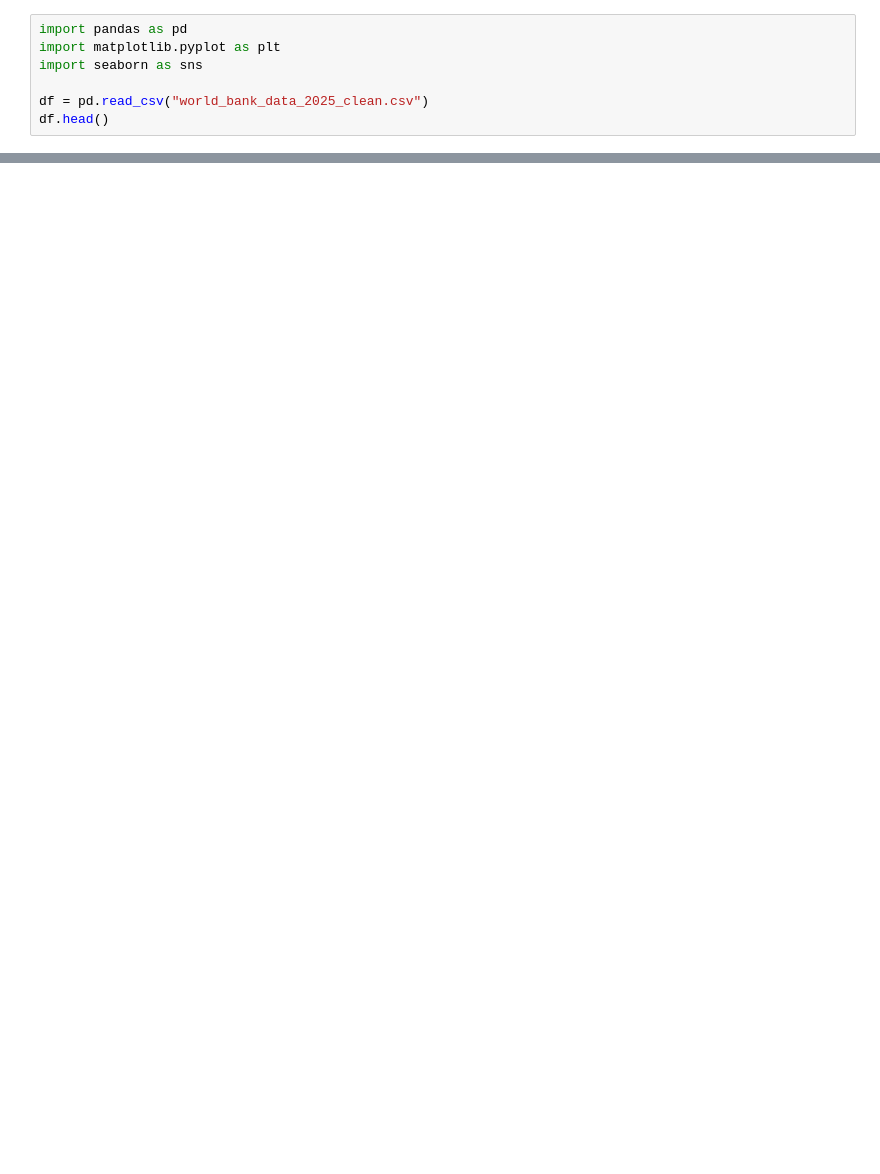
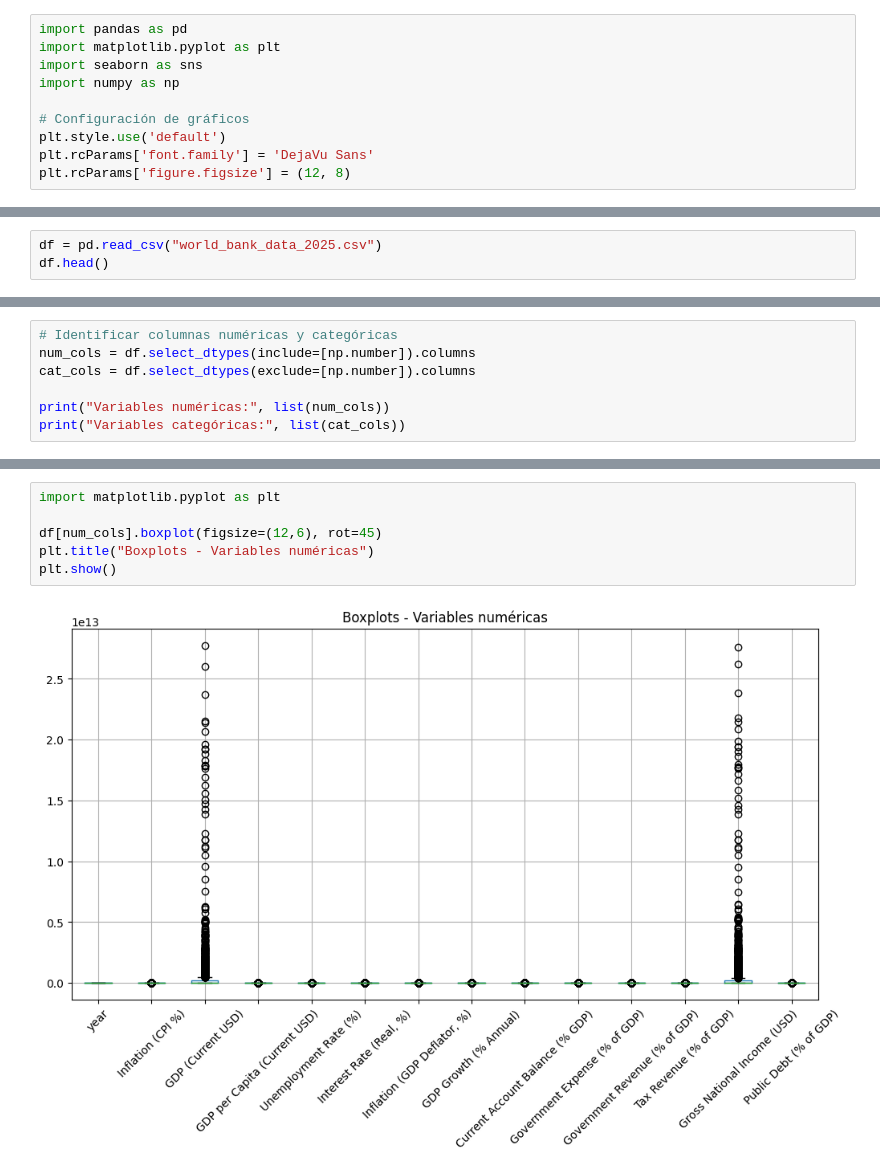
Before and after one commit to Clubbeb/LEC1-Grupo7, a Jupyter notebook: trab.ipynb, the cells around one changed output, grey strips where cells are left out. Saved outputs shown, nothing was run; the diff lists cells and outputs as text; blank space fills up the shorter version.

```diff
--- a/trab.ipynb
+++ b/trab.ipynb
@@ -2,6 +11,9 @@
 import pandas as pd
 import matplotlib.pyplot as plt
 import seaborn as sns
+import numpy as np
 
-df = pd.read_csv("world_bank_data_2025_clean.csv")
-df.head()
+# Configuración de gráficos
+plt.style.use('default')
+plt.rcParams['font.family'] = 'DejaVu Sans'
+plt.rcParams['figure.figsize'] = (12, 8)
@@ -72,0 +22,3 @@ DASD
+# %%
+df = pd.read_csv("world_bank_data_2025.csv")
+df.head()
@@ -72,0 +63,7 @@ DASD
+# %%
+# Identificar columnas numéricas y categóricas
+num_cols = df.select_dtypes(include=[np.number]).columns
+cat_cols = df.select_dtypes(exclude=[np.number]).columns
+
+print("Variables numéricas:", list(num_cols))
+print("Variables categóricas:", list(cat_cols))
@@ -72,0 +145,8 @@ DASD
+# %%
+import matplotlib.pyplot as plt
+
+df[num_cols].boxplot(figsize=(12,6), rot=45)
+plt.title("Boxplots - Variables numéricas")
+plt.show()
+# %% [output]
+[figure, added]
```
Also changed, not shown: parts of 24 cells of this notebook, 1 other file.
